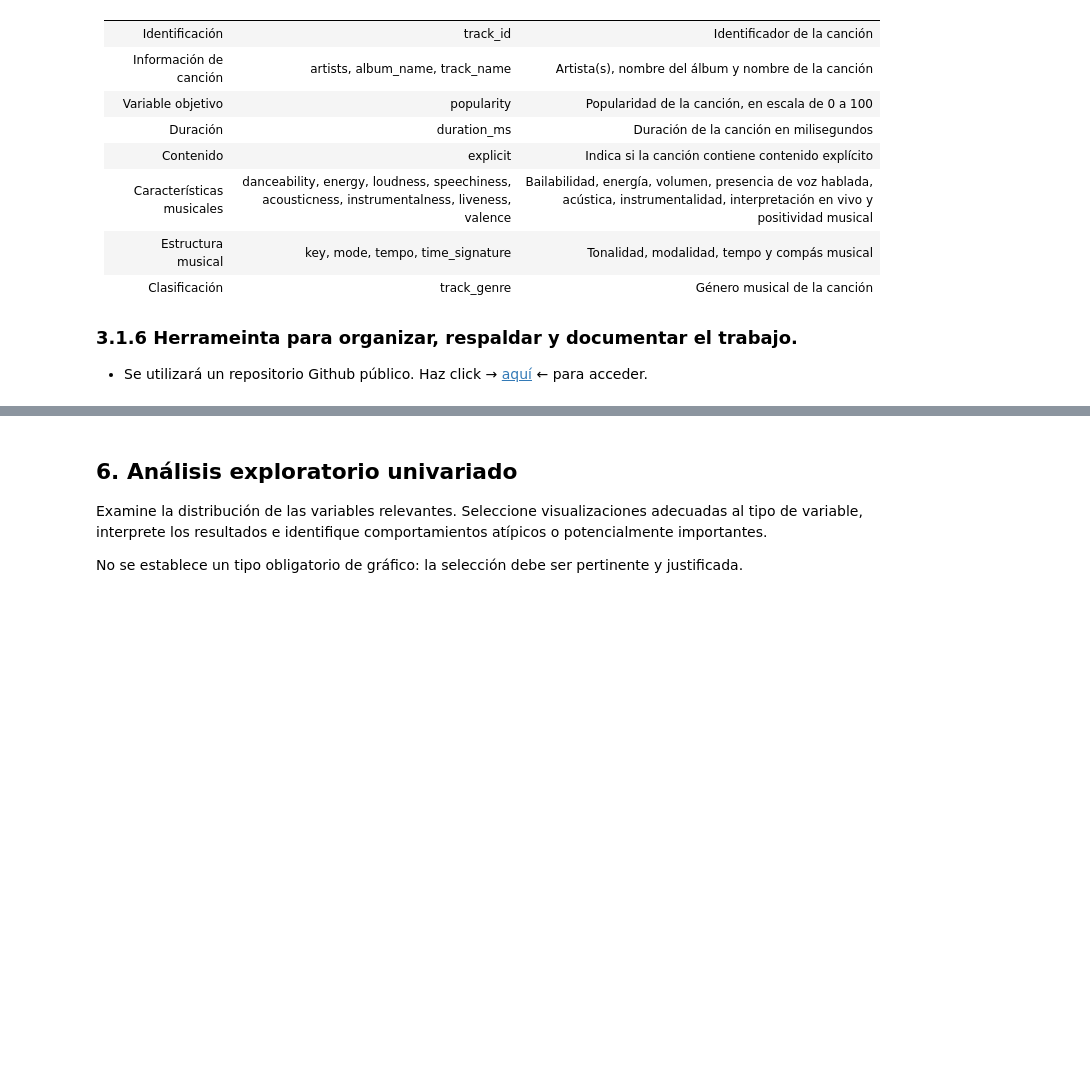
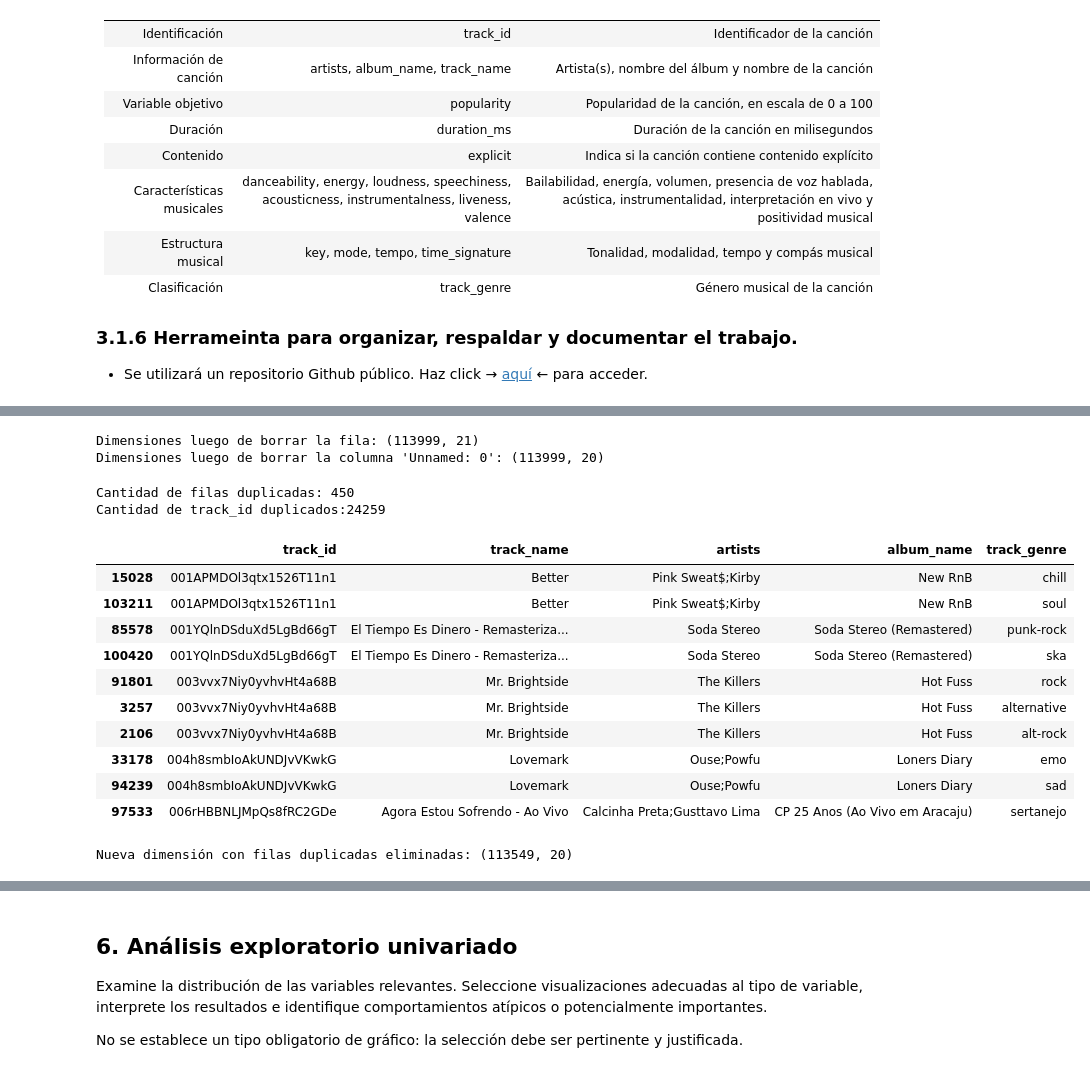
Before and after one commit to francisconimarvin/MLY1101_001V_EV1_CC_FrancisconiMarvin, a Jupyter notebook: MLY1101_001V_EV1_CC_MarvinFrancisconi.ipynb, the cells around one changed output, grey strips where cells are left out. Drawn from its saved outputs; the diff is of its cells as text; code cells hidden in the pictures; blank space fills up the shorter version.

```diff
--- a/MLY1101_001V_EV1_CC_MarvinFrancisconi.ipynb
+++ b/MLY1101_001V_EV1_CC_MarvinFrancisconi.ipynb
@@ -133,0 +192,50 @@ No es obligatorio encontrar problemas en todas las categorías. Si un problema n
+# %%
+# Borrar la fila con NA
+df = df.dropna()
+
+print(f"Dimensiones luego de borrar la fila: {df.shape}")
+
+
+# Borrar Unnamed: 0
+df = df.drop(columns=["Unnamed: 0"])
+
+print(f"Dimensiones luego de borrar la columna 'Unnamed: 0': {df.shape}")
+# %% [output]
+Dimensiones luego de borrar la fila: (113999, 21)
+Dimensiones luego de borrar la columna 'Unnamed: 0': (113999, 20)
+# %%
+# Valores duplicados
+print(f"Cantidad de filas duplicadas: {df.duplicated().sum()}")
+
+# Confirmar si son objetos duplicados o una canción que legítimanete está puesta dos veces.
+print(f"Cantidad de track_id duplicados:{df["track_id"].duplicated().sum()}")
+
+
+duplicadosTrack = df[
+    df["track_id"].duplicated(keep=False)
+].sort_values("track_id")
+
+duplicadosTrack[
+    ["track_id", "track_name", "artists", "album_name", "track_genre"]
+].head(10)
+# %% [output]
+Cantidad de filas duplicadas: 450
+Cantidad de track_id duplicados:24259
+|  | track_id | track_name | artists | album_name | track_genre |
+| 15028 | 001APMDOl3qtx1526T11n1 | Better | Pink Sweat$;Kirby | New RnB | chill |
+| 103211 | 001APMDOl3qtx1526T11n1 | Better | Pink Sweat$;Kirby | New RnB | soul |
+| 85578 | 001YQlnDSduXd5LgBd66gT | El Tiempo Es Dinero - Remasteriza... | Soda Stereo | Soda Stereo (Remastered) | punk-rock |
+| 100420 | 001YQlnDSduXd5LgBd66gT | El Tiempo Es Dinero - Remasteriza... | Soda Stereo | Soda Stereo (Remastered) | ska |
+| 91801 | 003vvx7Niy0yvhvHt4a68B | Mr. Brightside | The Killers | Hot Fuss | rock |
+| 3257 | 003vvx7Niy0yvhvHt4a68B | Mr. Brightside | The Killers | Hot Fuss | alternative |
+| 2106 | 003vvx7Niy0yvhvHt4a68B | Mr. Brightside | The Killers | Hot Fuss | alt-rock |
+| 33178 | 004h8smbIoAkUNDJvVKwkG | Lovemark | Ouse;Powfu | Loners Diary | emo |
+| 94239 | 004h8smbIoAkUNDJvVKwkG | Lovemark | Ouse;Powfu | Loners Diary | sad |
+| 97533 | 006rHBBNLJMpQs8fRC2GDe | Agora Estou Sofrendo - Ao Vivo | Calcinha Preta;Gusttavo Lima | CP 25 Anos (Ao Vivo em Aracaju) | sertanejo |
+# %%
+# Dropear las filas duplicadas
+df = df.drop_duplicates()
+
+print(f"Nueva dimensión con filas duplicadas eliminadas: {df.shape}")
+# %% [output]
+Nueva dimensión con filas duplicadas eliminadas: (113549, 20)
```
Also changed, not shown: parts of 16 cells of this notebook.
